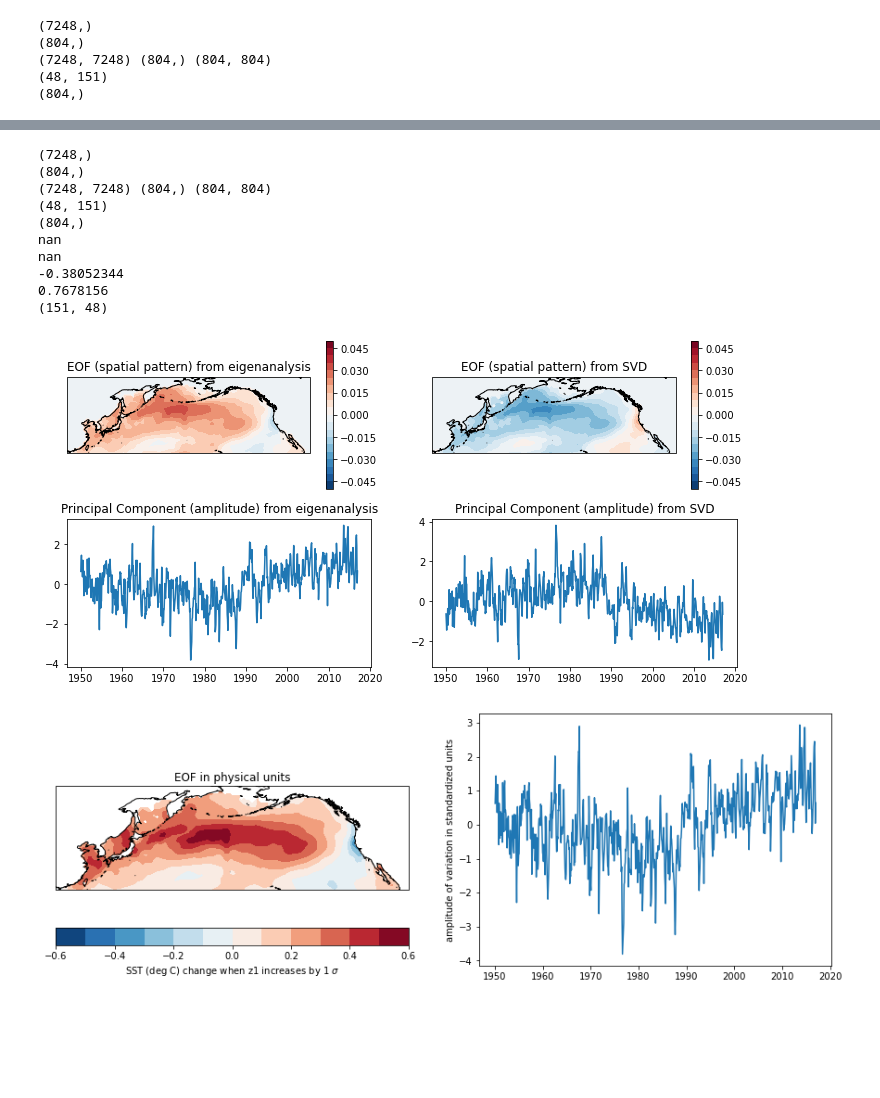
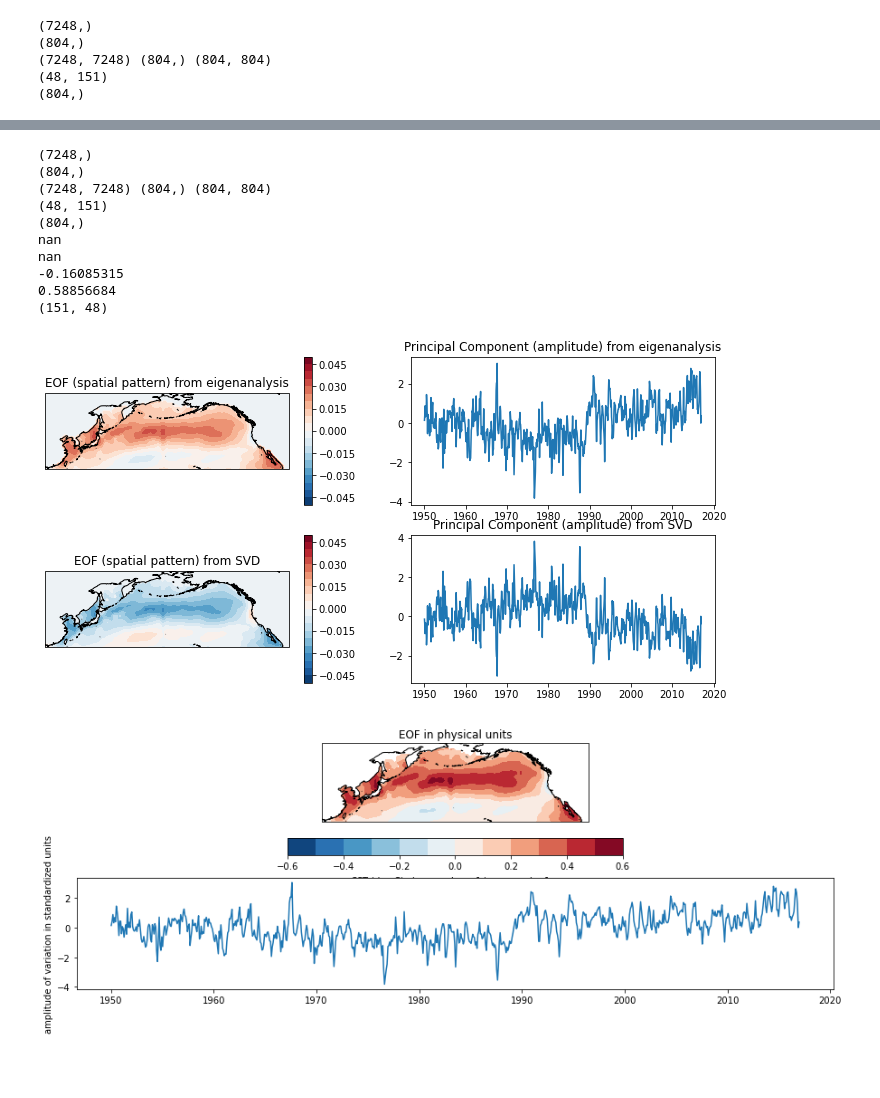
Before and after one commit to eguderian/ATOC5860_Spring2022, a Jupyter notebook: lab3/ATOC5860_applicationlab3_eof_analysis_cosineweighting_cartopy.ipynb, the cells around one changed output, grey strips where cells are left out. Saved outputs shown, nothing was run; the diff lists cells and outputs as text; code cells hidden in the pictures; blank space fills up the shorter version.

```diff
--- a/lab3/ATOC5860_applicationlab3_eof_analysis_cosineweighting_cartopy.ipynb
+++ b/lab3/ATOC5860_applicationlab3_eof_analysis_cosineweighting_cartopy.ipynb
@@ -165,7 +165,8 @@ print(np.shape(pactswgtanom))
 #pactswgtanom.values=pactswgtanom.values-a1_broadcast;
 
 # Standardize your data - divide by the standard deviation (keep by default)
-pactswgtanomstd=pactswgtanom/(pactswgtanom.std('time'));
+#pactswgtanomstd=pactswgtanom/(pactswgtanom.std('time'));
+pactswgtanomstd = pactswgtanom
 
 # Remove missing values, i.e., set nans = 0 (EOF analysis fails with nan!)
 # setting to 0 when you are working with anomalies is equivalent to setting the value to the mean value, a decent assumption
@@ -446,11 +447,11 @@ CS=ax.contourf(lon,lat,e1.reshape(b,c),levels,cmap=plt.cm.RdBu_r,transform=ccrs.
 ax.coastlines()
 plt.title('EOF (spatial pattern) from eigenanalysis')
 plt.colorbar(CS)
-plt.subplot(gs[1,0])
+plt.subplot(gs[0,1])
 plt.plot(time,(z1))
 plt.title('Principal Component (amplitude) from eigenanalysis')
 #plt.xlim([0,900])  ## when the first EOF is the seasonal cycle
-ax=plt.subplot(gs[0,1],projection=ccrs.PlateCarree(central_longitude=180))
+ax=plt.subplot(gs[1,0],projection=ccrs.PlateCarree(central_longitude=180))
 CS=ax.contourf(lon,lat,e1_svd,levels,cmap=plt.cm.RdBu_r,transform=ccrs.PlateCarree())
 ax.coastlines()
 plt.title('EOF (spatial pattern) from SVD')
@@ -479,38 +480,38 @@ print(max(d1))
 d1s = (1./np.size(Y_stand,axis=0))*np.dot(np.transpose(z1),Y_stand)
 #print(np.shape(d1))
 d1splot = d1s.reshape(b,c)  ### this is the reshaped eigenvector to plot
 #print(np.shape(d1splot))
 print(min(d1s))
 print(max(d1s))
 
 f=plt.figure(figsize=(15,5))
-gs=GridSpec(1,2)
+gs=GridSpec(2,1)
 levels2=np.arange(-0.6,0.61,0.1)
 ax=plt.subplot(gs[0,0],projection=ccrs.PlateCarree(central_longitude=180))
 print(np.shape(np.transpose(d1.reshape(b,c))))
 CS=ax.contourf(lon,lat,d1plot,levels2,cmap=plt.cm.RdBu_r,transform=ccrs.PlateCarree())
 ax.coastlines()
 #CS=m.contourf(x,y,d1plot,levels2,cmap=plt.cm.RdBu_r)
 #m.drawcoastlines()
 cb=plt.colorbar(CS,orientation='horizontal')
 cb.set_label('SST (deg C) change when z1 increases by 1 $\sigma$')
 plt.title('EOF in physical units')
 
-plt.subplot(gs[0,1])
+plt.subplot(gs[1,0])
 plt.plot(time,z1)
 plt.ylabel('amplitude of variation in standardized units');
 # %% [output]
 (7248,)
 (804,)
 (7248, 7248) (804,) (804, 804)
 (48, 151)
 (804,)
 nan
 nan
--0.38052344
-0.7678156
+-0.16085315
+0.58856684
 (151, 48)
-[figure, old version]
+[figure, new version]
-[figure, old version]
+[figure, new version]
 # %% [markdown]
 #####
```
Also changed, not shown: parts of 8 cells of this notebook, 1 other file.
